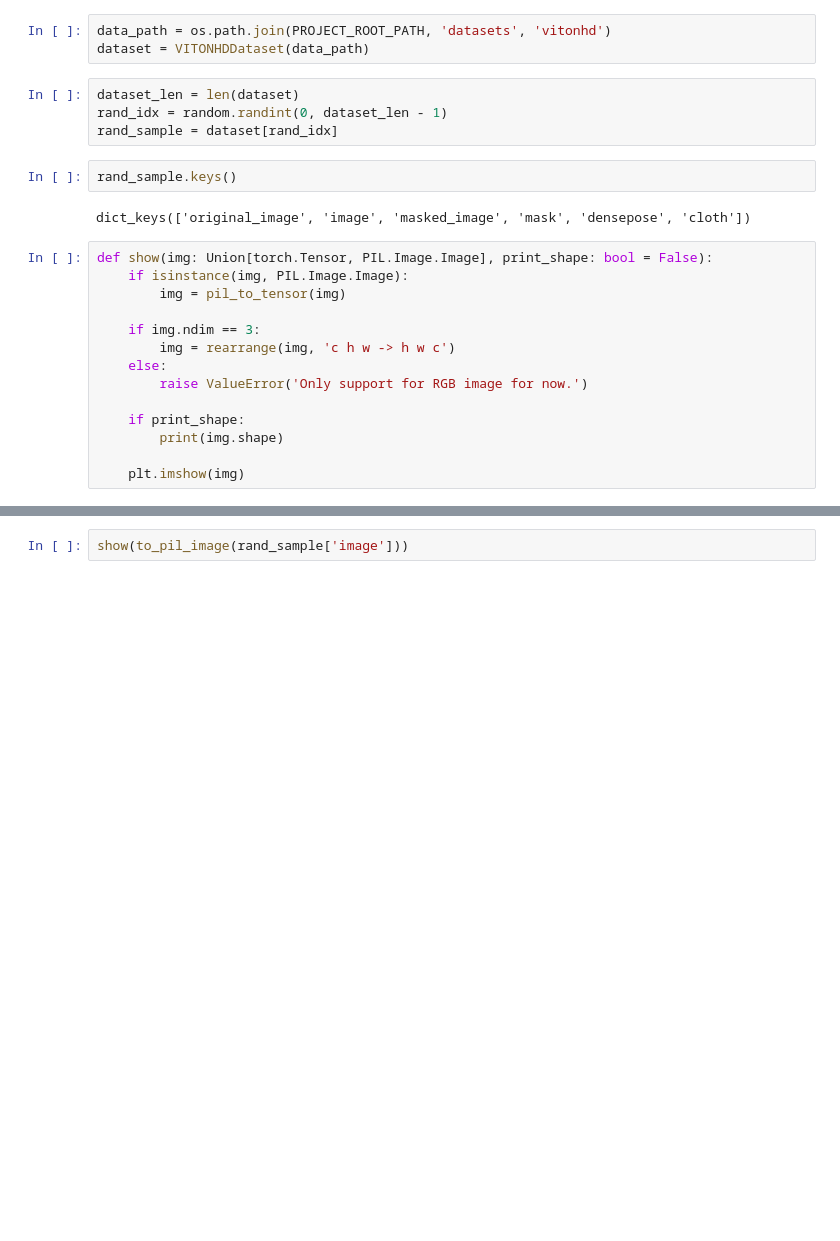
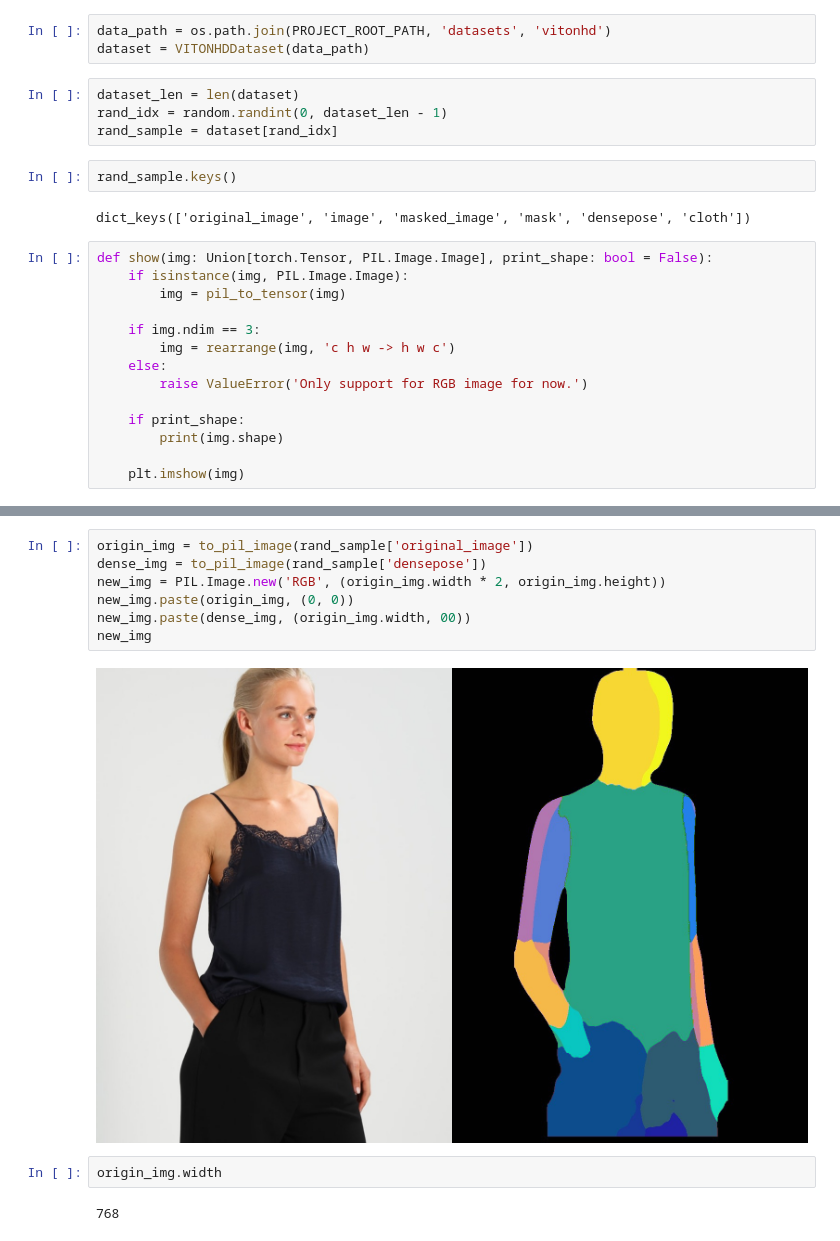
Before and after one commit to hosjiu1702/H-engine, a Jupyter notebook: notebooks/vitonhd.ipynb, the cells around one changed output, grey strips where cells are left out. Saved outputs shown, nothing was run; the diff lists cells and outputs as text; blank space fills up the shorter version.

```diff
--- a/notebooks/vitonhd.ipynb
+++ b/notebooks/vitonhd.ipynb
@@ -85,2 +77,13 @@ Clipping input data to the valid range for imshow with RGB data ([0..1] for floa
-# %%
-show(to_pil_image(rand_sample['image']))
+# %%
+origin_img = to_pil_image(rand_sample['original_image'])
+dense_img = to_pil_image(rand_sample['densepose'])
+new_img = PIL.Image.new('RGB', (origin_img.width * 2, origin_img.height))
+new_img.paste(origin_img, (0, 0))
+new_img.paste(dense_img, (origin_img.width, 00))
+new_img
+# %% [output]
+[figure, added]
+# %%
+origin_img.width
+# %% [output]
+768
```
Also changed, not shown: parts of 7 cells of this notebook, 2 other files.
